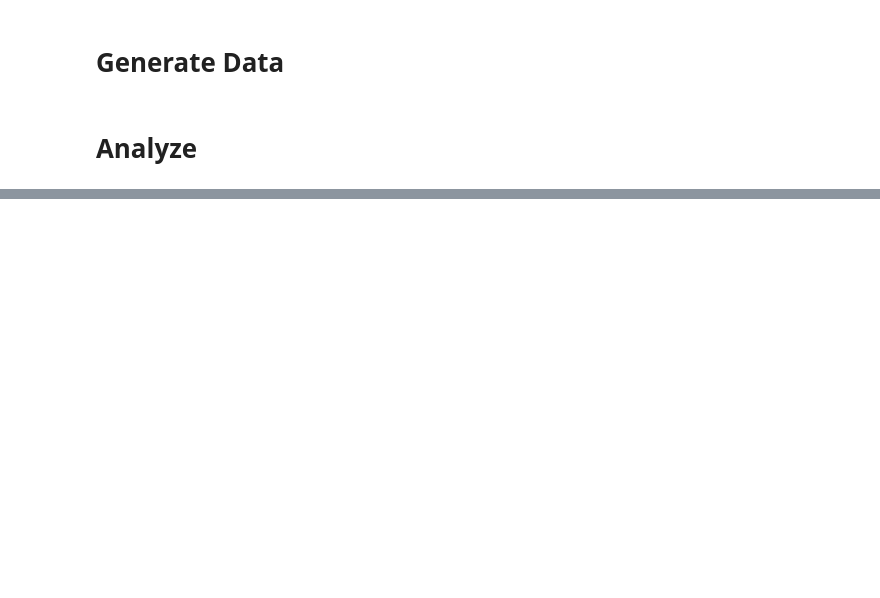
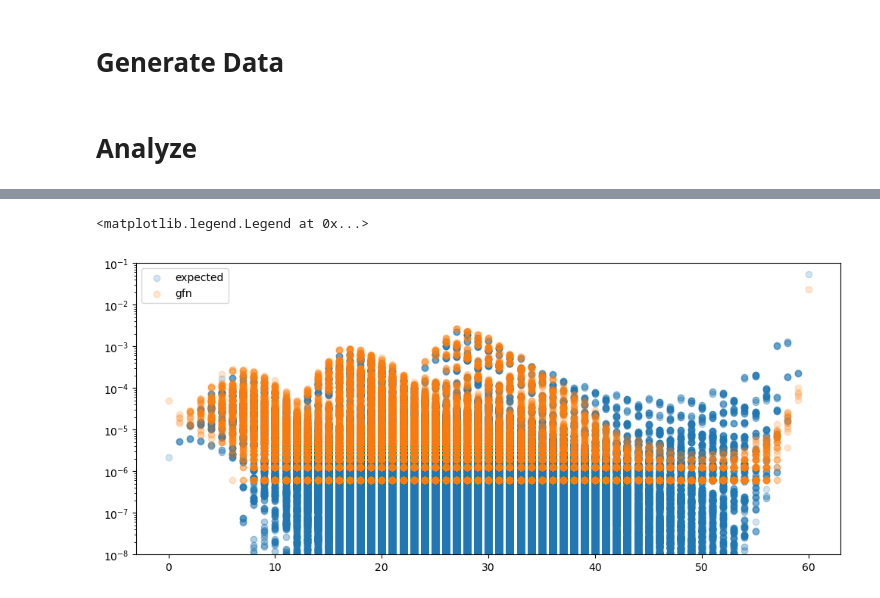
Before and after one commit to JosephRRB/torchgfn_spinfoams, a Jupyter notebook: notebooks/Generate and Analyze.ipynb, the cells around one changed output, grey strips where cells are left out. Saved outputs shown, nothing was run; the diff lists cells and outputs as text; code cells hidden in the pictures; blank space fills up the shorter version.

```diff
--- a/notebooks/Generate and Analyze.ipynb
+++ b/notebooks/Generate and Analyze.ipynb
@@ -160,0 +179,13 @@ plt.tight_layout()
+# %%
+n_steps_from_origin = get_n_steps_from_grid_origin(grid_rewards)
+
+fig, ax = plt.subplots(nrows=1, ncols=1, figsize=(12, 5))
+
+ax.scatter(n_steps_from_origin, grid_rewards.ravel(), label="expected", alpha=0.2)
+ax.scatter(n_steps_from_origin, gfn_distributions_over_time[-1].ravel(), label="gfn", alpha=0.2)
+ax.set_yscale("log")
+ax.set_ylim(1e-8, 0.1)
+ax.legend()
+# %% [output]
+<matplotlib.legend.Legend at 0x...>
+[figure, added]
```
Also changed, not shown: parts of 5 cells of this notebook, 3 other files.
